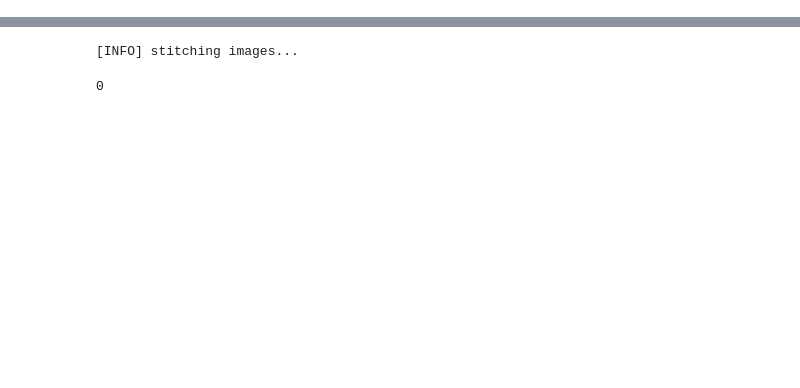
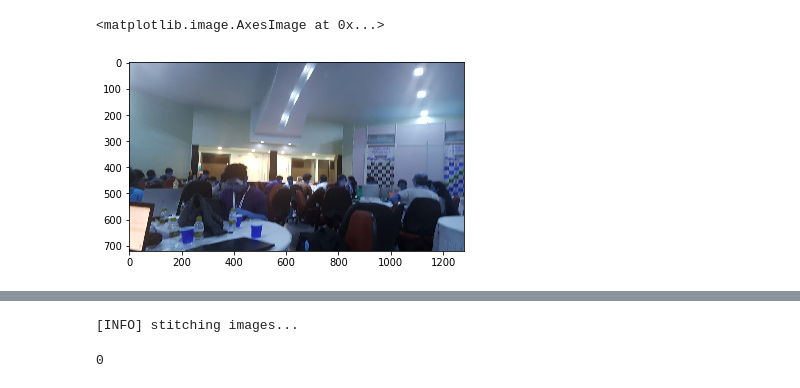
Before and after one commit to harshitadd/AirHero, a Jupyter notebook: ImageStich.py.ipynb, the cells around one changed output, grey strips where cells are left out. Cells and saved outputs as stored; diff of their text form; code cells hidden in the pictures; blank space fills up the shorter version.

```diff
--- a/ImageStich.py.ipynb
+++ b/ImageStich.py.ipynb
@@ -20,0 +67,5 @@ images.append(im3)
+# %%
+plt.imshow(im2)
+# %% [output]
+<matplotlib.image.AxesImage at 0x...>
+[figure, added]
```
Also changed, not shown: parts of 9 cells of this notebook.
